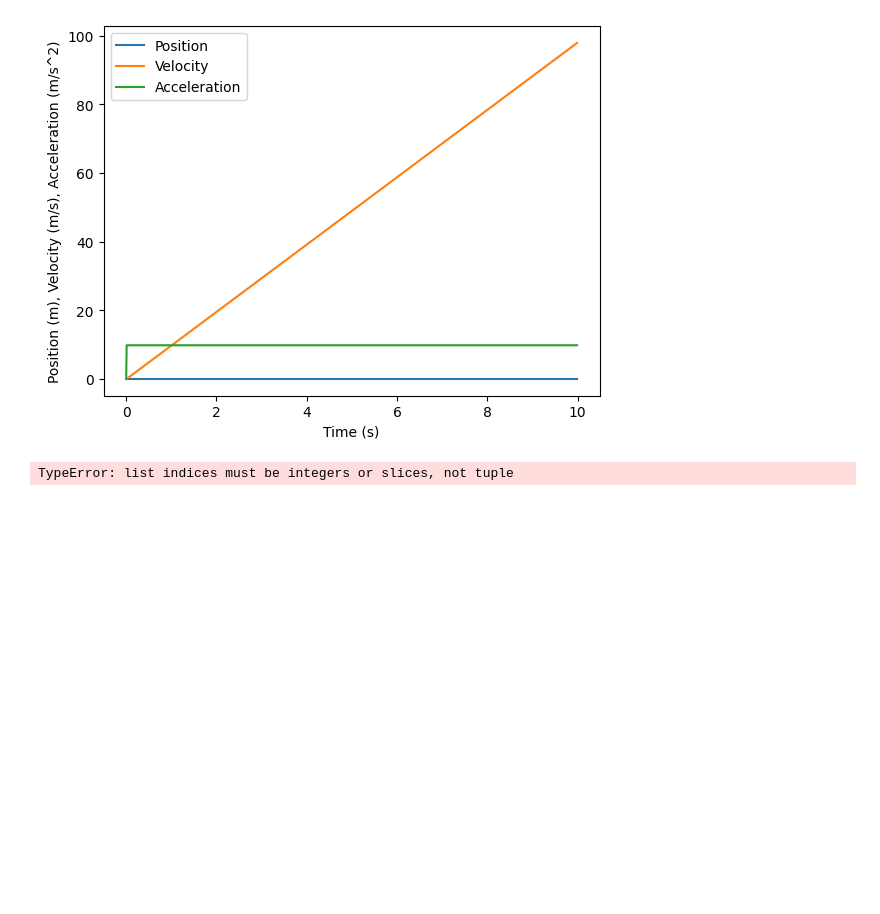
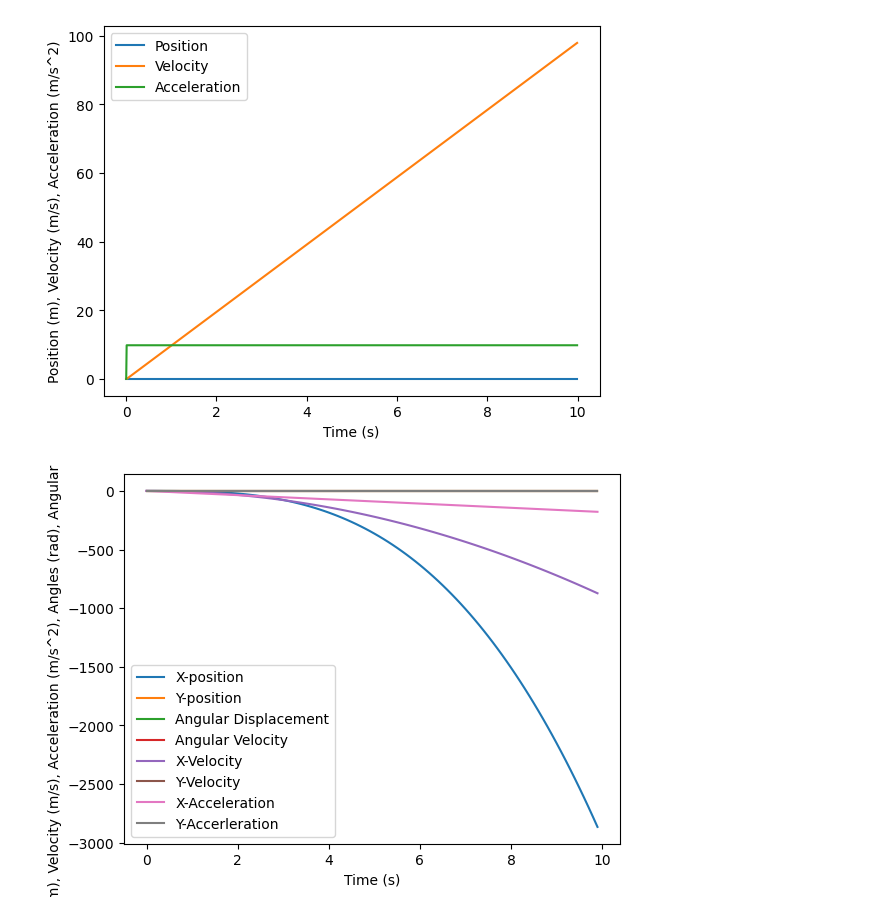
Before and after one commit to swati-sriram/python-refresher, a Jupyter notebook: simulation.ipynb, the cells around one changed output. Saved outputs shown, nothing was run; the diff lists cells and outputs as text; code cells hidden in the pictures; blank space fills up the shorter version.

```diff
--- a/simulation.ipynb
+++ b/simulation.ipynb
@@ -51,8 +51,10 @@ plt.show()
 # %% [output]
 [figure]
 # %%
-T = np.array([0, 0, 0, 0]).transpose
-(t,x, y, theta, v, omega, a)= physics.simulate_auv2_motion(T, np.pi, 10, 10)
+T = np.array([[100, 100, 10, 10]]).T
+(t,x, y, theta, v, omega, a)= physics.simulate_auv2_motion(T, np.pi, 10., 10.)
 output = physics.simulate_auv2_motion(T, np.pi, 10, 20)
-# %% [output]
-TypeError: list indices must be integers or slices, not tuple
+# %%
+physics.plot_auv2_motion(t,x, y, theta, v, omega, a)
+# %% [output]
+[figure, added]
```
Also changed, not shown: 1 other file.
